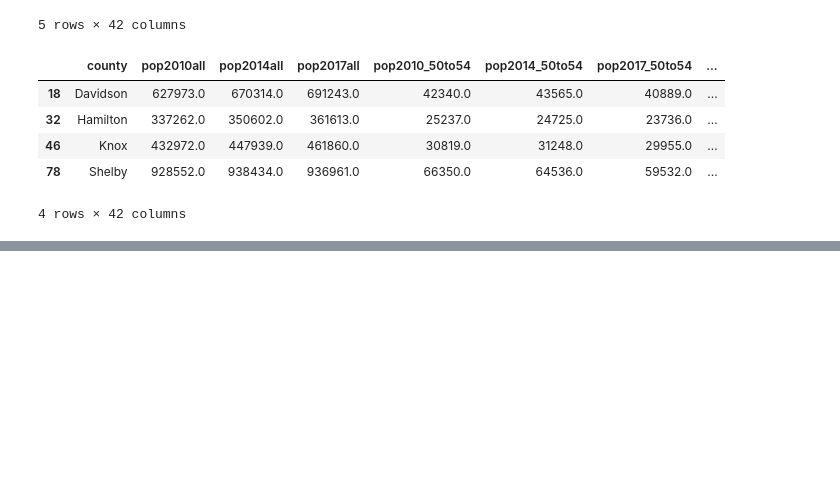
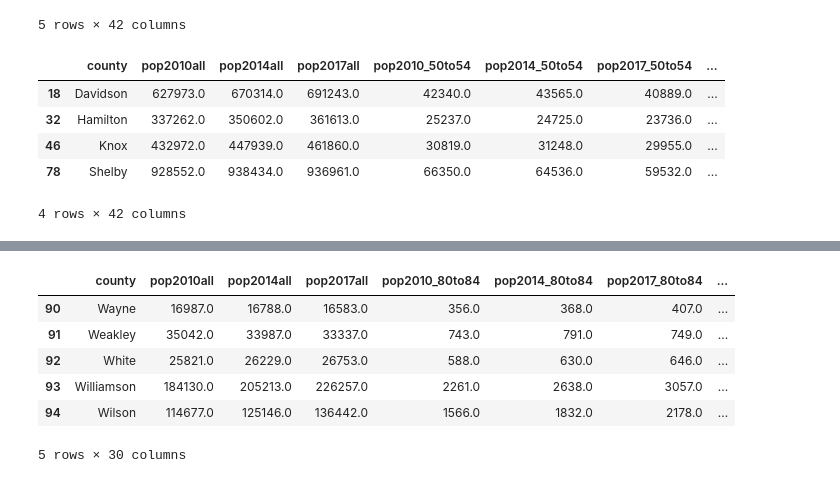
Before and after one commit to awillet/vanderbilt-aspire-data-essentials, a Jupyter notebook: get_data.ipynb, the cells around one changed output, grey strips where cells are left out. Cells and saved outputs as stored; diff of their text form; code cells hidden in the pictures; blank space fills up the shorter version.

```diff
--- a/get_data.ipynb
+++ b/get_data.ipynb
@@ -718,0 +917,16 @@ IndexError: only integers, slices (`:`), ellipsis (`...`), numpy.newaxis (`None`
+# %%
+data_70_74 = [col for col in pop_and_cancer.columns if '_70to74' in col]
+pop_and_cancer = pop_and_cancer.drop(data_70_74, axis = 1)
+# %%
+data_75_79 = [col for col in pop_and_cancer.columns if '_75to79' in col]
+pop_and_cancer = pop_and_cancer.drop(data_75_79, axis = 1)
+# %%
+pop_and_cancer.tail()
+# %% [output]
+|  | county | pop2010all | pop2014all | pop2017all | pop2010_80to84 | pop2014_80to84 | pop2017_80to84 | ... |
+| 90 | Wayne | 16987.0 | 16788.0 | 16583.0 | 356.0 | 368.0 | 407.0 | ... |
+| 91 | Weakley | 35042.0 | 33987.0 | 33337.0 | 743.0 | 791.0 | 749.0 | ... |
+| 92 | White | 25821.0 | 26229.0 | 26753.0 | 588.0 | 630.0 | 646.0 | ... |
+| 93 | Williamson | 184130.0 | 205213.0 | 226257.0 | 2261.0 | 2638.0 | 3057.0 | ... |
+| 94 | Wilson | 114677.0 | 125146.0 | 136442.0 | 1566.0 | 1832.0 | 2178.0 | ... |
+5 rows × 30 columns
```
Also changed, not shown: parts of 26 cells of this notebook.
